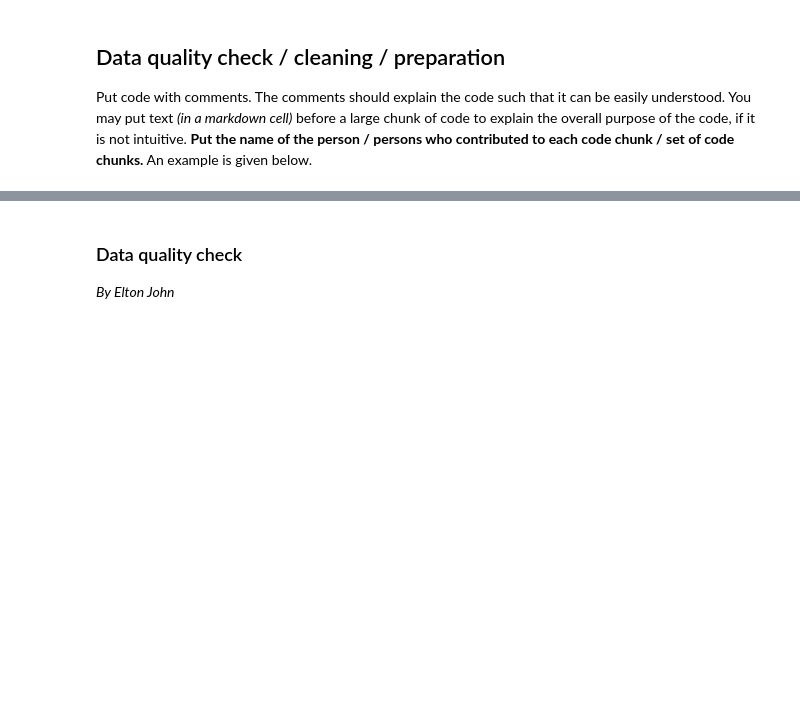
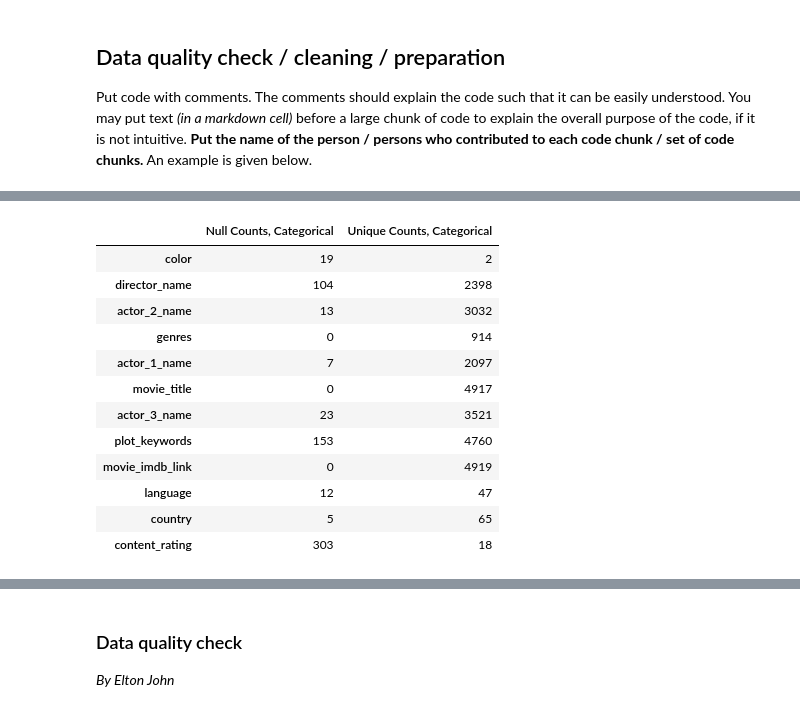
Before and after one commit to kennyeon/Too-Pullz-Project, a Jupyter notebook: Project Code Template.ipynb, the cells around one changed output, grey strips where cells are left out. Drawn from its saved outputs; the diff is of its cells as text; code cells hidden in the pictures; blank space fills up the shorter version.

```diff
--- a/Project Code Template.ipynb
+++ b/Project Code Template.ipynb
@@ -60,0 +76,28 @@ movies.shape[0]
+# %%
+# The null and unique values for each categorical variable in the datatset:
+# Creating null series
+null = pd.Series(movies[movies.columns[movies.dtypes == object]].isnull().sum(), name = 'Null Counts, Categorical')
+
+# Creating unique values series
+values = []
+for i in movies.columns[movies.dtypes == object]:
+    ser = len(movies[str(i)].value_counts())
+    values = values + [ser]
+unique = pd.Series(values, index = movies.columns[movies.dtypes == object].to_list(), name = 'Unique Counts, Categorical')
+
+# Concatenating into dataframe
+pd.concat([null, unique], axis = 1)
+# %% [output]
+|  | Null Counts, Categorical | Unique Counts, Categorical |
+| color | 19 | 2 |
+| director_name | 104 | 2398 |
+| actor_2_name | 13 | 3032 |
+| genres | 0 | 914 |
+| actor_1_name | 7 | 2097 |
+| movie_title | 0 | 4917 |
+| actor_3_name | 23 | 3521 |
+| plot_keywords | 153 | 4760 |
+| movie_imdb_link | 0 | 4919 |
+| language | 12 | 47 |
+| country | 5 | 65 |
+| content_rating | 303 | 18 |
```
Also changed, not shown: parts of 9 cells of this notebook.
